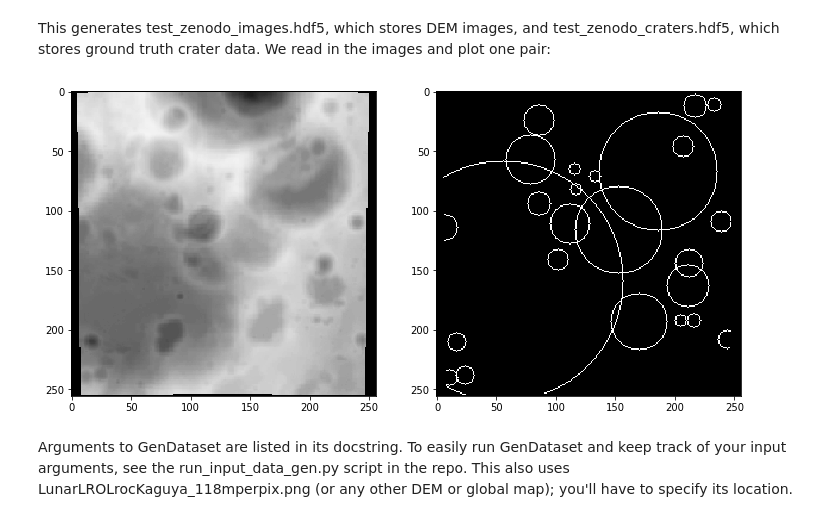
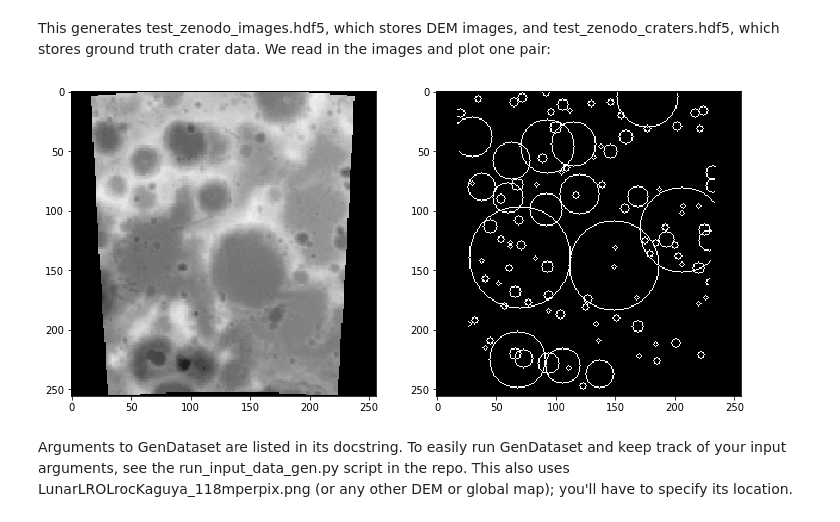
Before and after one commit to silburt/DeepMoon, a Jupyter notebook: DeepMoon_starter.ipynb, the cells around one changed output. Saved outputs shown, nothing was run; the diff lists cells and outputs as text; code cells hidden in the pictures.

```diff
--- a/DeepMoon_starter.ipynb
+++ b/DeepMoon_starter.ipynb
@@ -324,12 +329,12 @@ deepmoon_path='/content/DeepMoon/'
 import input_data_gen as igen
 import utils.processing as proc
 
-
 # Read source image.
 img = Image.open(zenodo_path + "/LunarLROLrocKaguya_118mperpix.png").convert("L")
 # Read and combine the LROC and Head datasets (stored under ../catalogues)
 craters = igen.ReadLROCHeadCombinedCraterCSV(filelroc=deepmoon_path + "/catalogues/LROCCraters.csv",
                                              filehead=deepmoon_path + "/catalogues/HeadCraters.csv")
 
-# Generate 'amt' image/target sets, and corresponding crater dataframes.  np.random.seed is set for consistency.
-igen.GenDataset(img, craters, zenodo_path + '/test_zenodo5', amt=25, seed=1337)
+fn = 'test_zenodo'
+# Generate 10 image/target sets, and corresponding crater dataframes.  np.random.seed is set for consistency.
+igen.GenDataset(img, craters, zenodo_path + '/' + fn, amt=10, rawlen_range=[256, 3000]) #, seed=1337
@@ -358,20 +350,20 @@ sys.path
 This generates test_zenodo_images.hdf5, which stores DEM images, and test_zenodo_craters.hdf5, which stores ground truth crater data. We read in the images and plot one pair:
 # %%
 # Read in and pre-process data.
-gen_imgs = h5py.File(zenodo_path + '/test_zenodo1_images.hdf5', 'r')
+gen_imgs = h5py.File(zenodo_path + '/' + fn + '_images.hdf5', 'r')
 sample_data = {'imgs': [gen_imgs['input_images'][...].astype('float32'),
                         gen_imgs['target_masks'][...].astype('float32')]}
 proc.preprocess(sample_data)
 sd_input_images = sample_data['imgs'][0]
 sd_target_masks = sample_data['imgs'][1]
 
 # Plot the data for fun.
 fig = plt.figure(figsize=[12, 6])
 [ax1, ax2] = fig.subplots(1,2)
 ax1.imshow(sd_input_images[0].squeeze(), origin='upper', cmap='Greys_r', vmin=0, vmax=1.1)
 ax2.imshow(sd_target_masks[0].squeeze(), origin='upper', cmap='Greys_r')
 plt.show()
 # %% [output]
-[figure, old version]
+[figure, new version]
 # %% [markdown]
 Arguments to GenDataset are listed in its docstring. To easily run GenDataset and keep track of your input arguments, see the run_input_data_gen.py script in the repo. This also uses LunarLROLrocKaguya_118mperpix.png (or any other DEM or global map); you'll have to specify its location.
```
Also changed, not shown: parts of 41 cells of this notebook.
